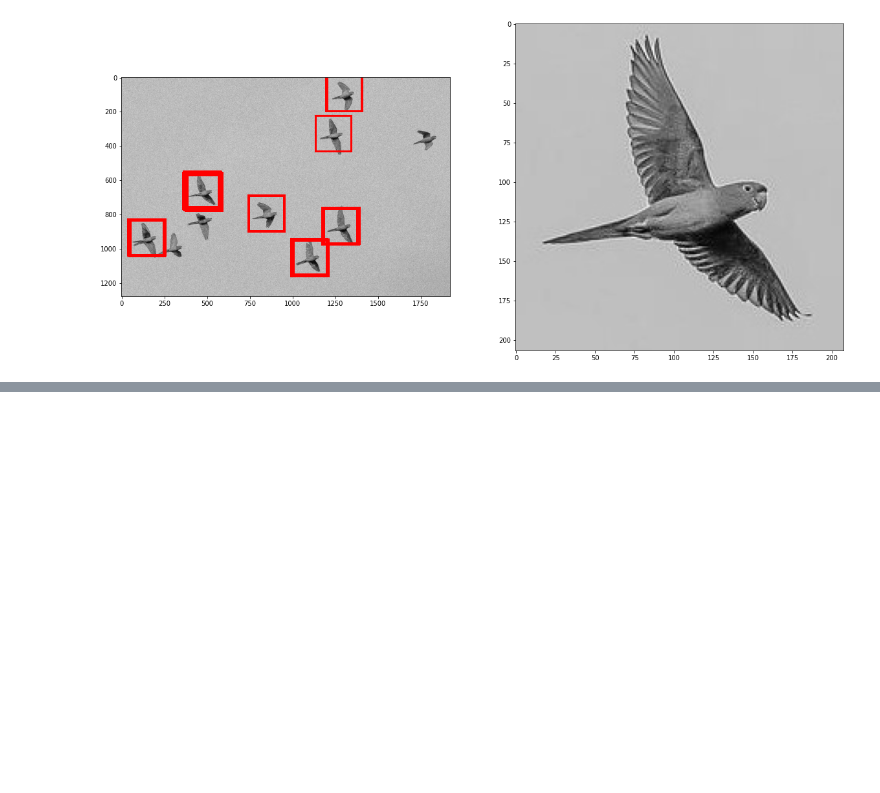
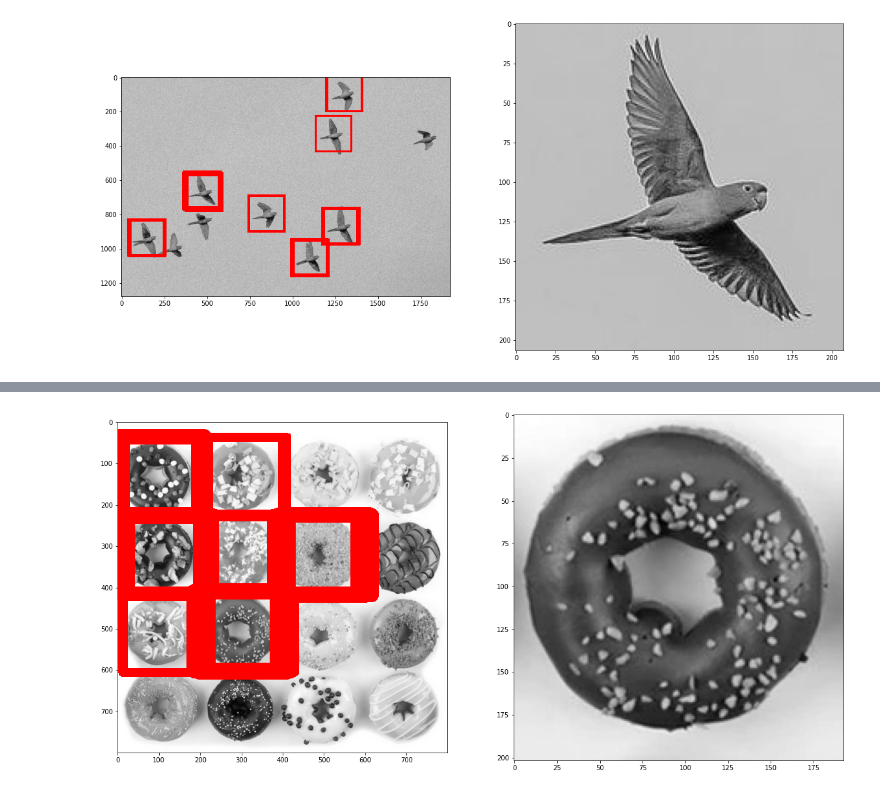
Before and after one commit to enriqueteles/SCC0251---Object-recognition, a Jupyter notebook: Object recognition.ipynb, the cells around one changed output, grey strips where cells are left out. Saved outputs shown, nothing was run; the diff lists cells and outputs as text; code cells hidden in the pictures; blank space fills up the shorter version.

```diff
--- a/Object recognition.ipynb
+++ b/Object recognition.ipynb
@@ -198,0 +209,4 @@ match_template(img_noise, template, 0.5)
+# %%
+match_template(imgs[3,0], imgs[3,1], 0.5)
+# %% [output]
+[figure, added]
```
Also changed, not shown: parts of 3 cells of this notebook.
